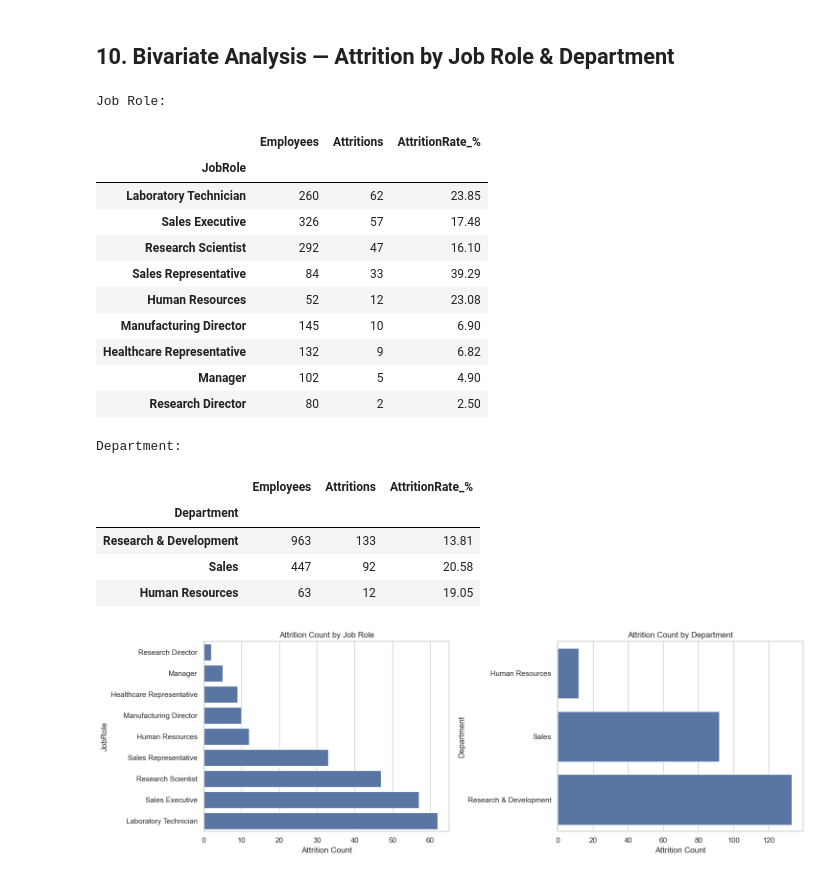
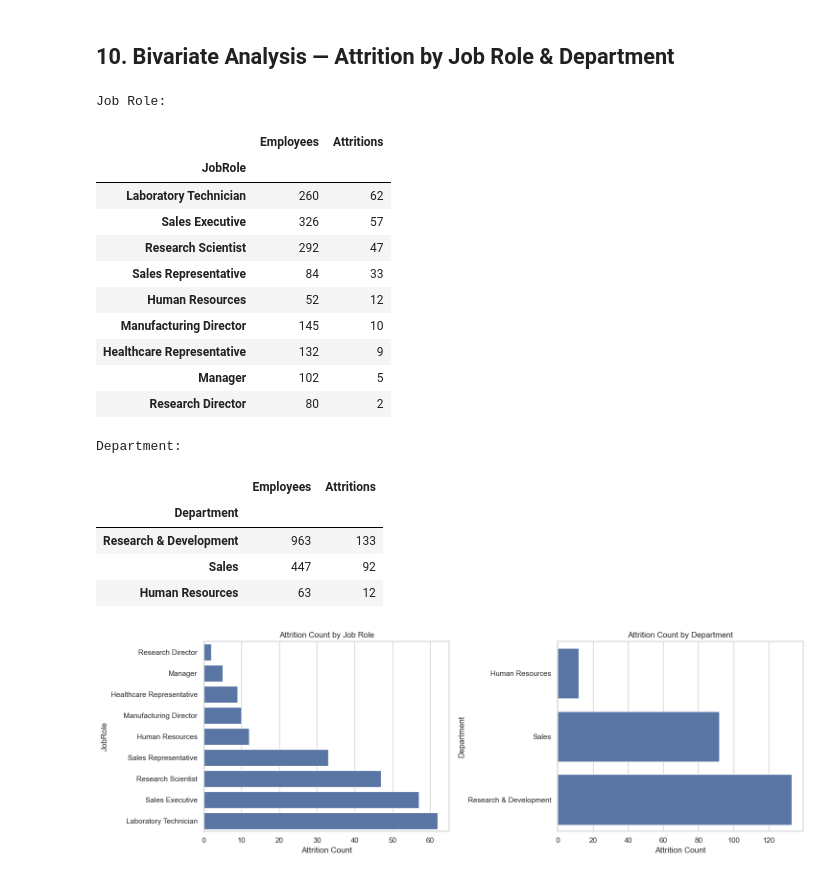
Before and after one commit to Himanshu0508Raturi/Employee-Attrition-Analysis, a Jupyter notebook: IBM_HR_Attrition_EDA.ipynb, the cells around one changed output. Saved outputs shown, nothing was run; the diff lists cells and outputs as text; code cells hidden in the pictures.

```diff
--- a/IBM_HR_Attrition_EDA.ipynb
+++ b/IBM_HR_Attrition_EDA.ipynb
@@ -13,9 +13,6 @@ import pandas as pd
 import numpy as np
 import matplotlib.pyplot as plt
 import seaborn as sns
-
-pd.set_option("display.max_columns", None)
-sns.set_theme(style="whitegrid")
 # %%
 ## 2. Load Data & Initial Inspection
 df = pd.read_csv("HR_Analytics.csv", encoding="unicode_escape")
@@ -339,45 +293,45 @@ plt.show()
 ## 10. Bivariate Analysis — Attrition by Job Role & Department
 # %%
 def attrition_summary_by(group_col):
+
     result = (
         df.groupby(group_col)
           .agg(
               Employees=("AttritionFlag", "size"),
               Attritions=("AttritionFlag", "sum")
           )
     )
-    result["AttritionRate_%"] = (
-        result["Attritions"] / result["Employees"] * 100
-    ).round(2)
+
     return result.sort_values("Attritions", ascending=False)
+
 
 role_summary = attrition_summary_by("JobRole")
 department_summary = attrition_summary_by("Department")
 
 print("Job Role:")
 display(role_summary)
 
 print("Department:")
 display(department_summary)
 # %% [output]
 Job Role:
-|  | Employees | Attritions | AttritionRate_% |
-| JobRole |  |  |  |
-| Laboratory Technician | 260 | 62 | 23.85 |
-| Sales Executive | 326 | 57 | 17.48 |
-| Research Scientist | 292 | 47 | 16.10 |
-| Sales Representative | 84 | 33 | 39.29 |
-| Human Resources | 52 | 12 | 23.08 |
-| Manufacturing Director | 145 | 10 | 6.90 |
-| Healthcare Representative | 132 | 9 | 6.82 |
-| Manager | 102 | 5 | 4.90 |
-| Research Director | 80 | 2 | 2.50 |
+|  | Employees | Attritions |
+| JobRole |  |  |
+| Laboratory Technician | 260 | 62 |
+| Sales Executive | 326 | 57 |
+| Research Scientist | 292 | 47 |
+| Sales Representative | 84 | 33 |
+| Human Resources | 52 | 12 |
+| Manufacturing Director | 145 | 10 |
+| Healthcare Representative | 132 | 9 |
+| Manager | 102 | 5 |
+| Research Director | 80 | 2 |
 Department:
-|  | Employees | Attritions | AttritionRate_% |
-| Department |  |  |  |
-| Research & Development | 963 | 133 | 13.81 |
-| Sales | 447 | 92 | 20.58 |
-| Human Resources | 63 | 12 | 19.05 |
+|  | Employees | Attritions |
+| Department |  |  |
+| Research & Development | 963 | 133 |
+| Sales | 447 | 92 |
+| Human Resources | 63 | 12 |
 # %%
 fig, axes = plt.subplots(1, 2, figsize=(15, 5))
 
```
Also changed, not shown: parts of 9 cells of this notebook, 2 other files.
